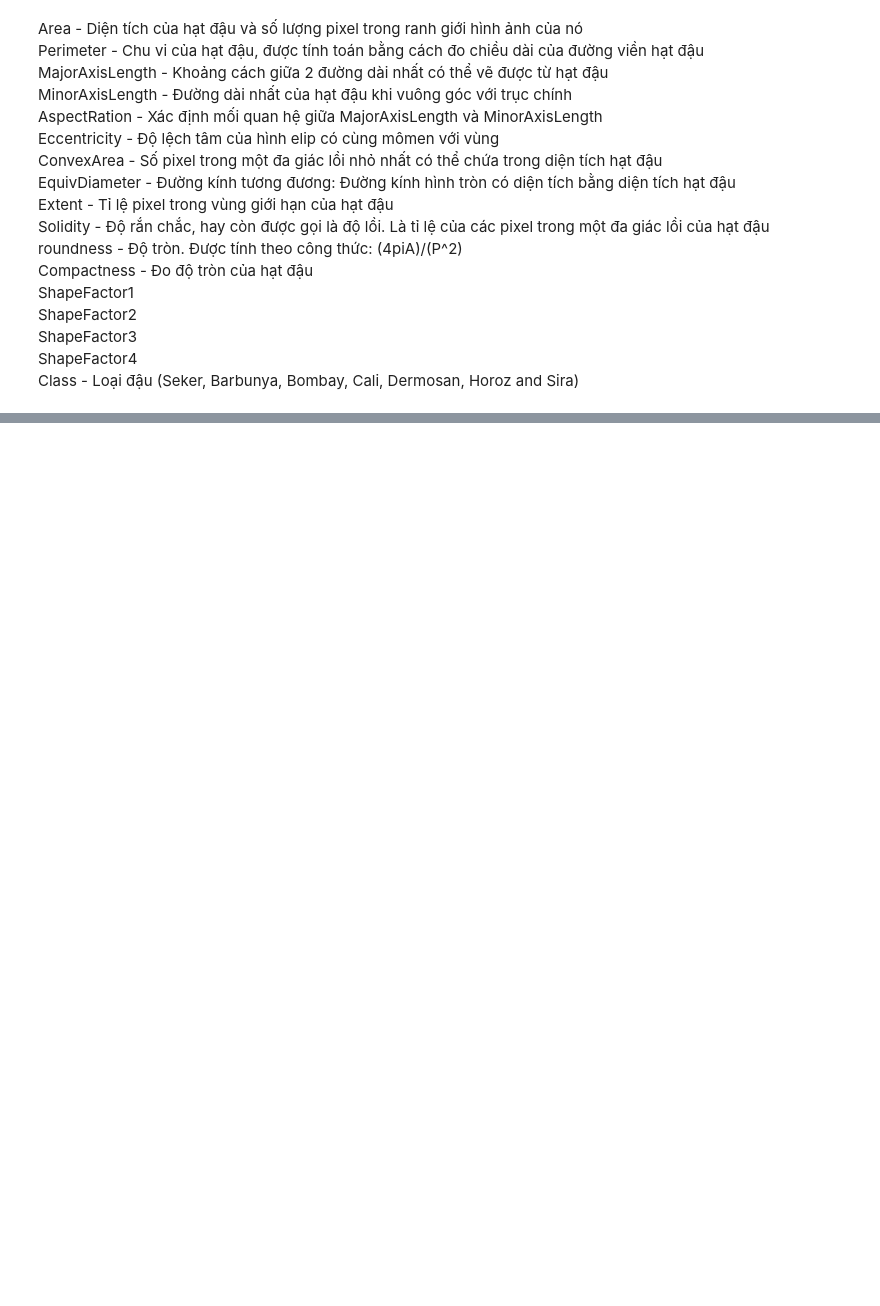
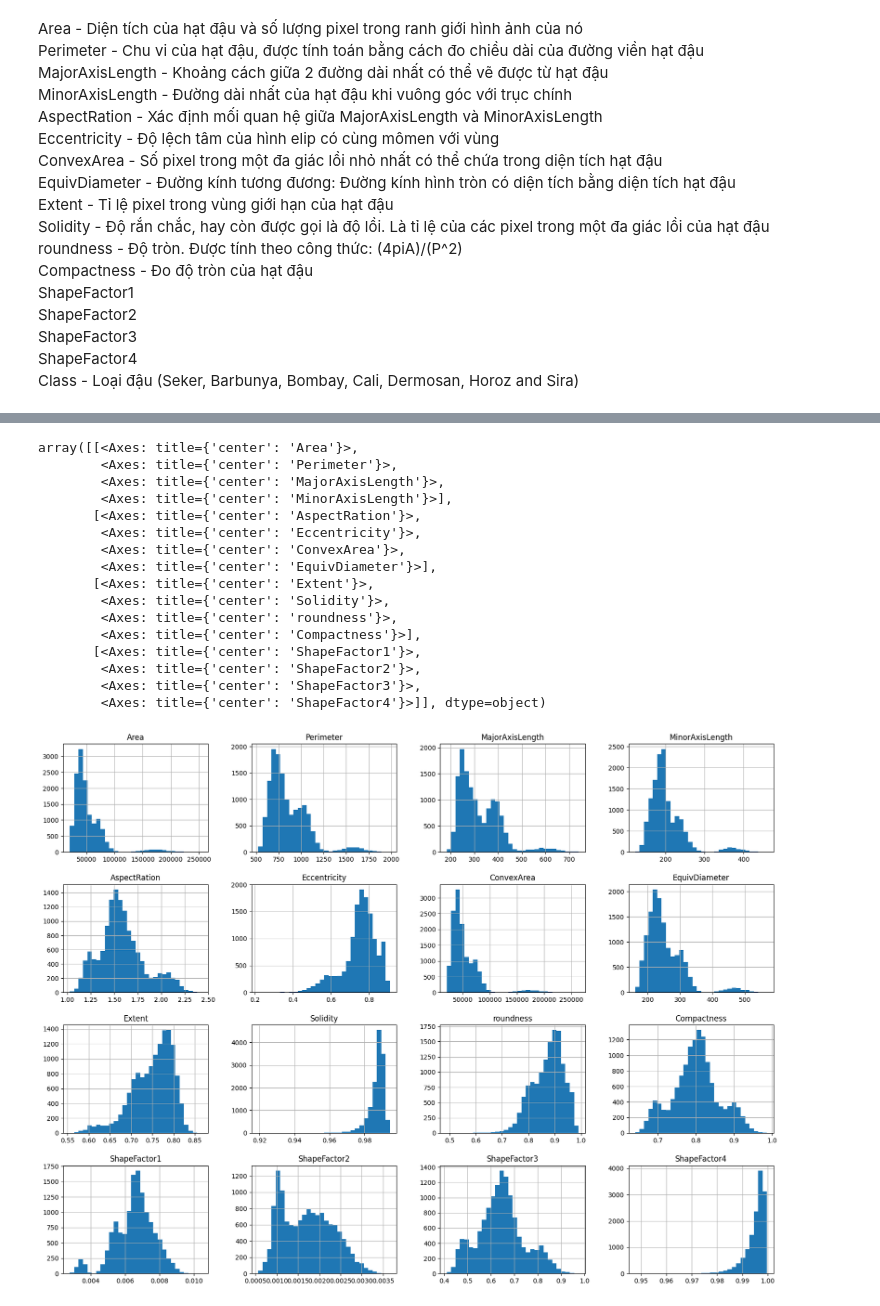
Before and after one commit to anmatngu/DAP391m, a Jupyter notebook: DAP391m_LAB1_SE180083.ipynb, the cells around one changed output, grey strips where cells are left out. Cells and saved outputs as stored; diff of their text form; code cells hidden in the pictures; blank space fills up the shorter version.

```diff
--- a/DAP391m_LAB1_SE180083.ipynb
+++ b/DAP391m_LAB1_SE180083.ipynb
@@ -67,0 +156,20 @@ Class - Loại đậu (Seker, Barbunya, Bombay, Cali, Dermosan, Horoz and Sira)
+# %%
+df.hist(bins=30, figsize=(20,15))
+# %% [output]
+array([[<Axes: title={'center': 'Area'}>,
+        <Axes: title={'center': 'Perimeter'}>,
+        <Axes: title={'center': 'MajorAxisLength'}>,
+        <Axes: title={'center': 'MinorAxisLength'}>],
+       [<Axes: title={'center': 'AspectRation'}>,
+        <Axes: title={'center': 'Eccentricity'}>,
+        <Axes: title={'center': 'ConvexArea'}>,
+        <Axes: title={'center': 'EquivDiameter'}>],
+       [<Axes: title={'center': 'Extent'}>,
+        <Axes: title={'center': 'Solidity'}>,
+        <Axes: title={'center': 'roundness'}>,
+        <Axes: title={'center': 'Compactness'}>],
+       [<Axes: title={'center': 'ShapeFactor1'}>,
+        <Axes: title={'center': 'ShapeFactor2'}>,
+        <Axes: title={'center': 'ShapeFactor3'}>,
+        <Axes: title={'center': 'ShapeFactor4'}>]], dtype=object)
+[figure, added]
```
Also changed, not shown: parts of 20 cells of this notebook.
